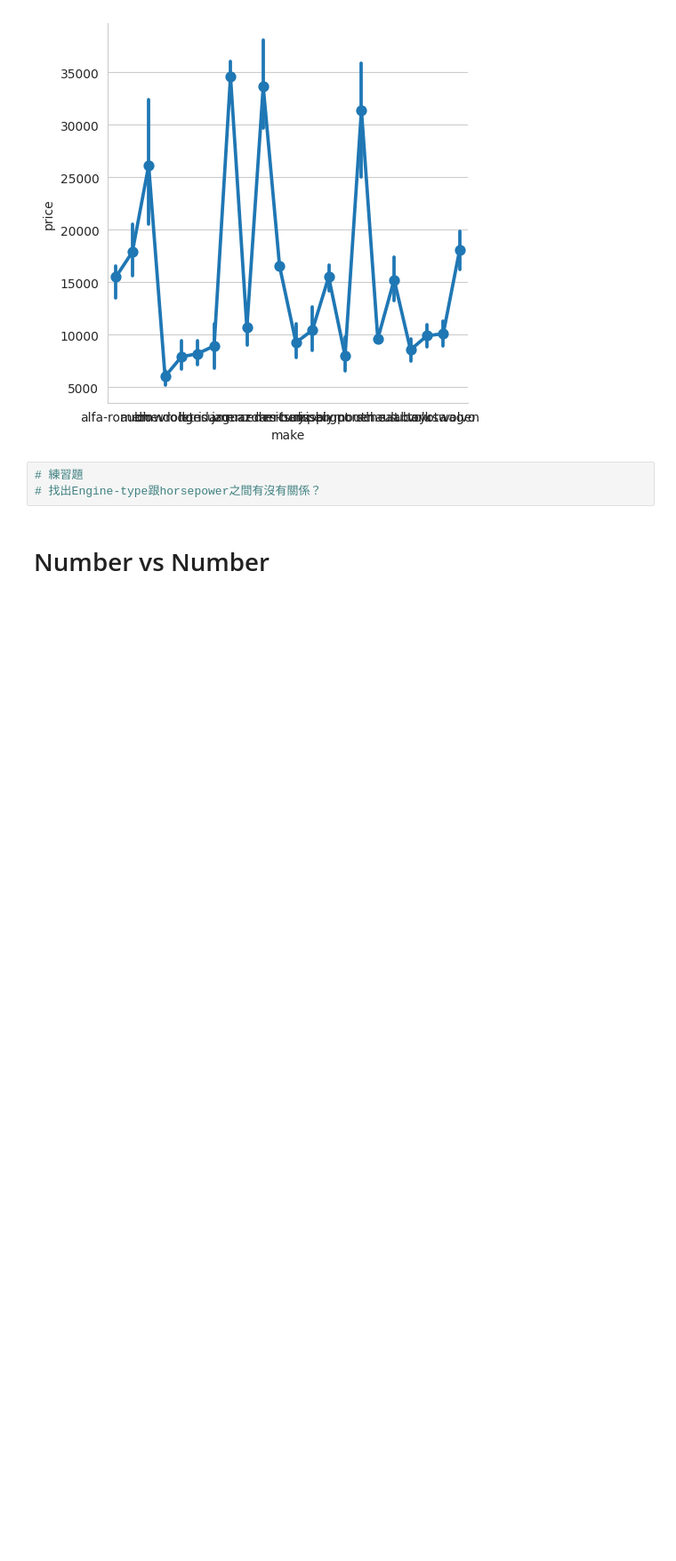
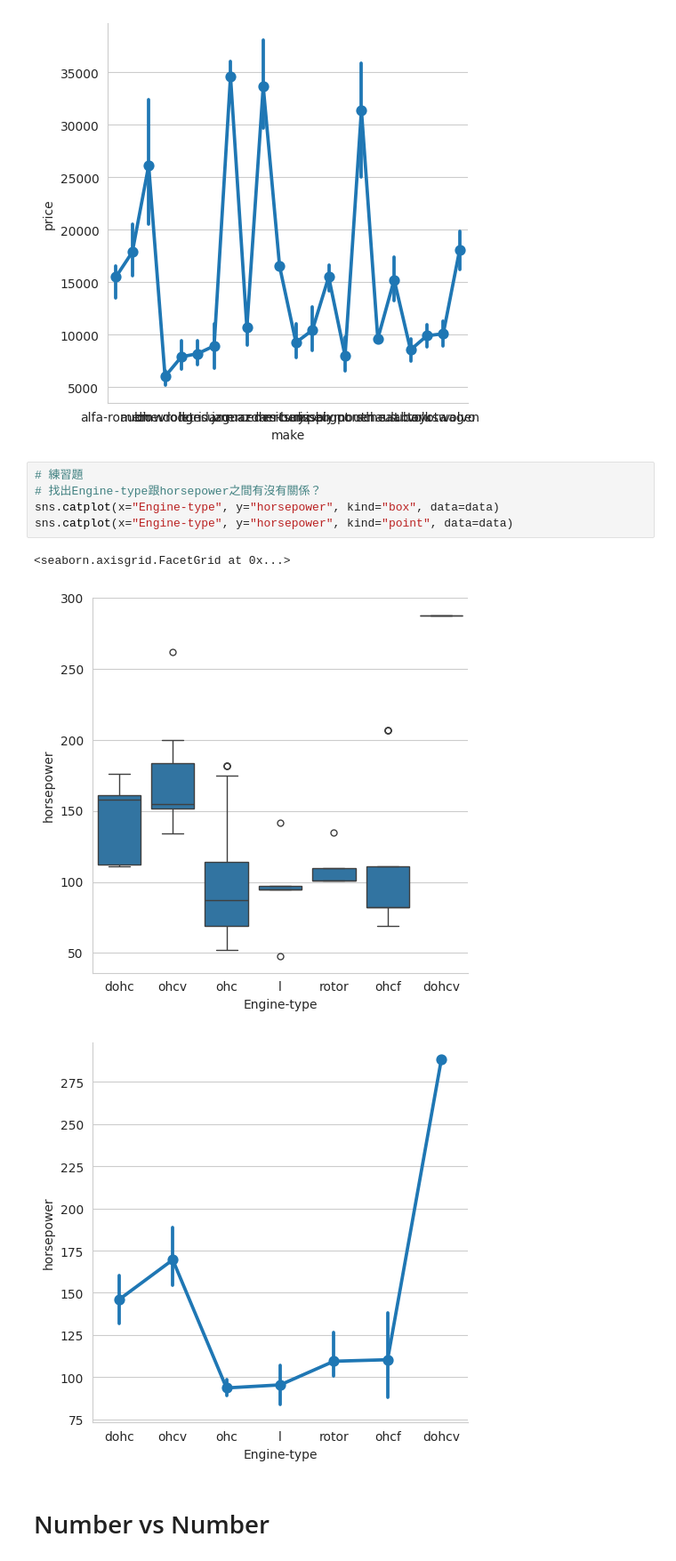
Before and after one commit to t8101349/Colab-, a Jupyter notebook: 05_03_LAB_Automobile_28_王韋博.ipynb, the cells around one changed output. Shown at 89% size. Saved outputs shown, nothing was run; the diff lists cells and outputs as text; blank space fills up the shorter version.

```diff
--- a/05_03_LAB_Automobile_28_王韋博.ipynb
+++ b/05_03_LAB_Automobile_28_王韋博.ipynb
@@ -201,9 +201,15 @@ sns.catplot(x="make", y="price", kind="point", data=data)
 [figure]
 [figure]
 [figure]
-# %%
-# 練習題
-# 找出Engine-type跟horsepower之間有沒有關係？
+# %%
+# 練習題
+# 找出Engine-type跟horsepower之間有沒有關係？
+sns.catplot(x="Engine-type", y="horsepower", kind="box", data=data)
+sns.catplot(x="Engine-type", y="horsepower", kind="point", data=data)
+# %% [output]
+<seaborn.axisgrid.FacetGrid at 0x...>
+[figure, added]
+[figure, added]
 # %% [markdown]
 # Number vs Number
 # %%
```
Also changed, not shown: parts of 20 cells of this notebook.
